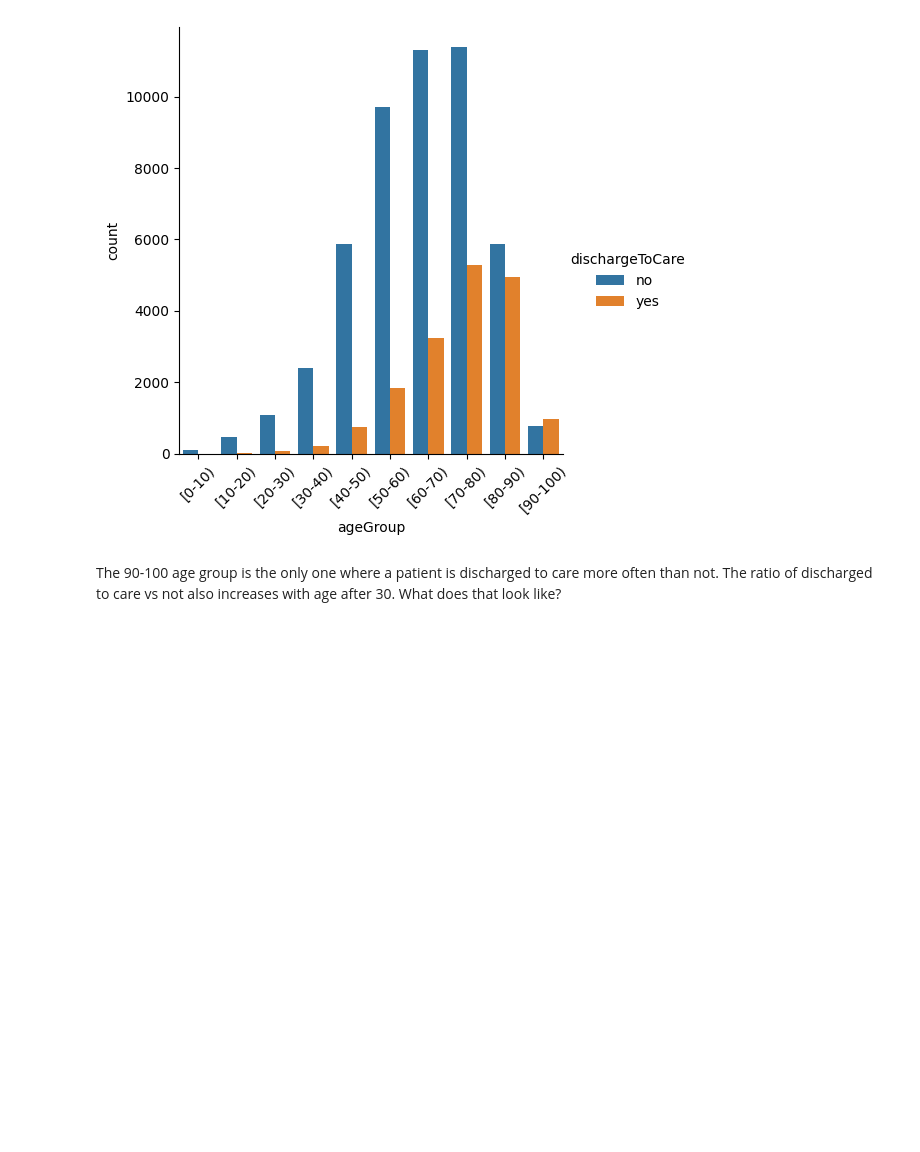
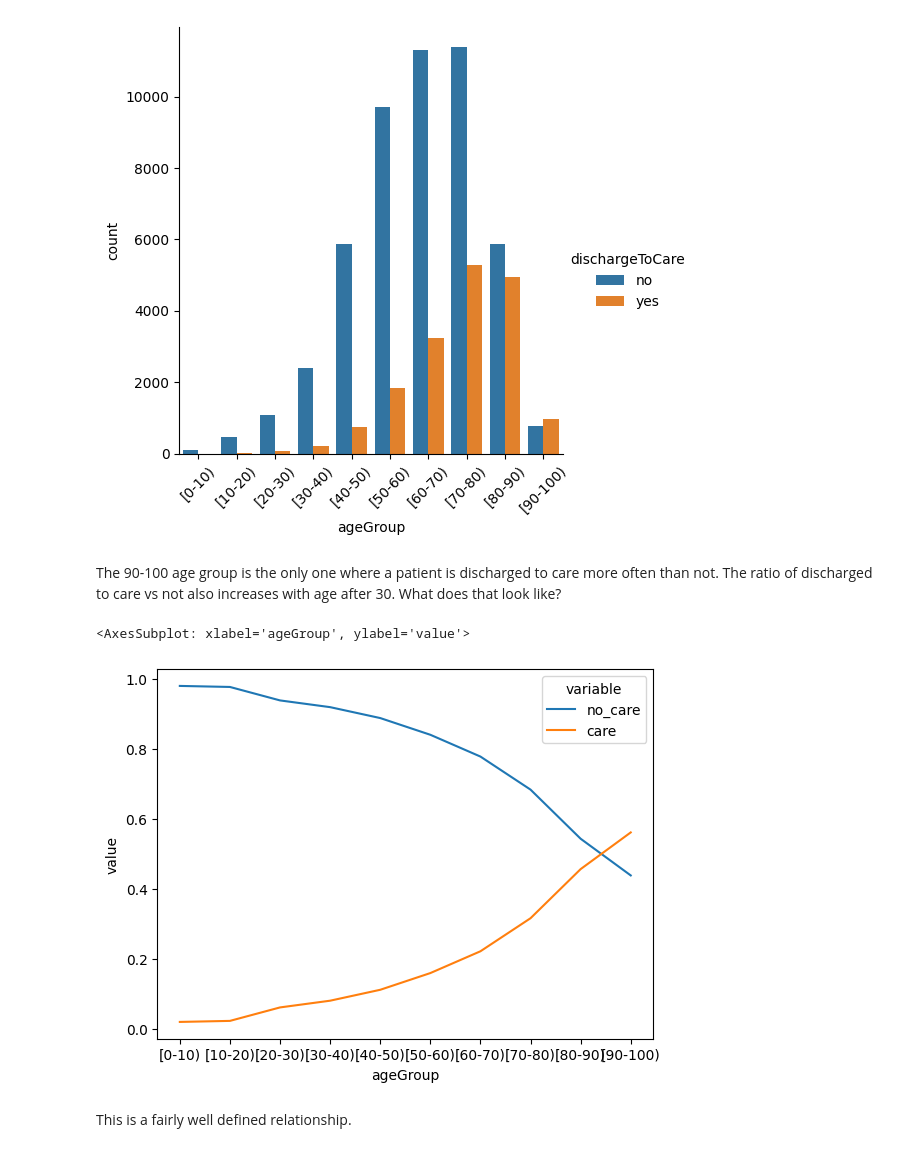
Before and after one commit to ashbyj/PredictingReadmissions, a Jupyter notebook: notebooks/2-ja-eda.ipynb, the cells around one changed output. Drawn from its saved outputs; the diff is of its cells as text; code cells hidden in the pictures; blank space fills up the shorter version.

Commit message:
finished age and DischargedToCare relationship

```diff
--- a/notebooks/2-ja-eda.ipynb
+++ b/notebooks/2-ja-eda.ipynb
@@ -217,3 +205,19 @@ plt.show()
 [figure]
 # %% [markdown]
 The 90-100 age group is the only one where a patient is discharged to care more often than not.  The ratio of discharged to care vs not also increases with age after 30.  What does that look like?
+# %%
+ratios = discharge_age_counts['count'] / \
+         discharge_age_counts.groupby('ageGroup')['count'].transform('sum')
+no_care = ratios[::2].to_frame().reset_index().drop(columns='index')
+care = ratios[1::2].to_frame().reset_index().drop(columns='index')
+
+age_ratios = pd.concat([no_care, care], axis=1)
+age_ratios.columns=['no_care', 'care']
+age_ratios['ageGroup'] = discharge_age_counts['ageGroup'].unique()
+
+sns.lineplot(data=pd.melt(age_ratios, ['ageGroup']), x='ageGroup', y='value', hue='variable')
+# %% [output]
+<AxesSubplot: xlabel='ageGroup', ylabel='value'>
+[figure, added]
+# %% [markdown]
+This is a fairly well defined relationship.
```
Also changed, not shown: parts of 5 cells of this notebook, 2 other files.
